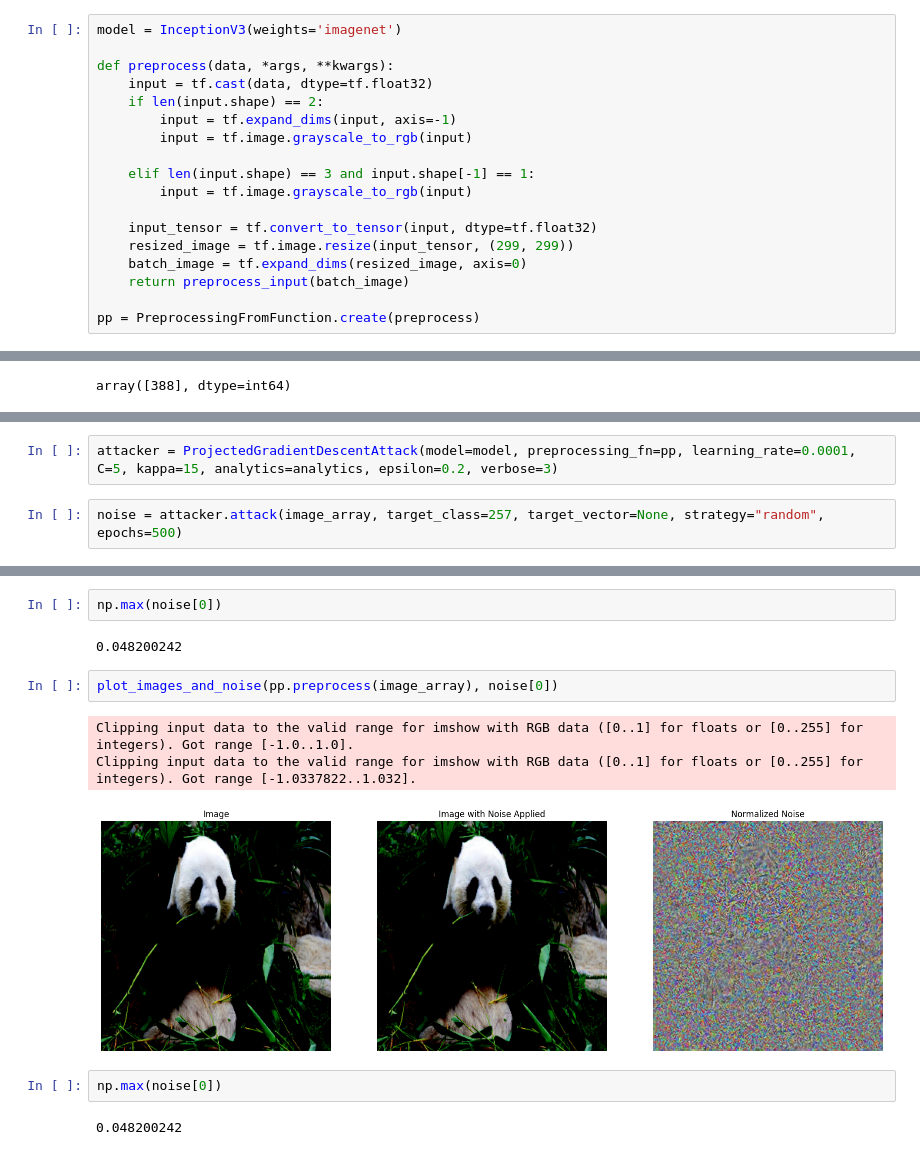
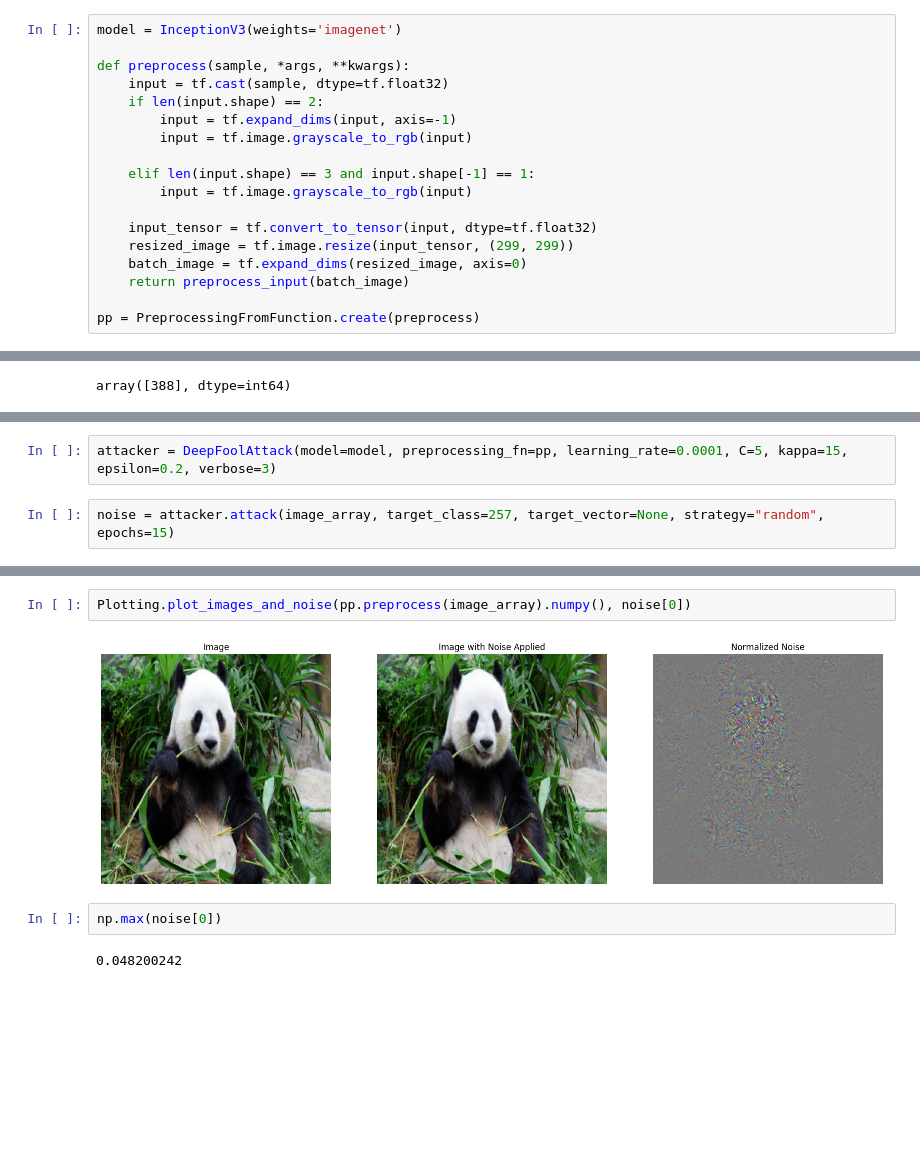
Before and after one commit to pavanreddy-ml/adversarial-lab, a Jupyter notebook: examples/popular_attacks.ipynb, the cells around one changed output, grey strips where cells are left out. Saved outputs shown, nothing was run; the diff lists cells and outputs as text; blank space fills up the shorter version.

Commit message:
Added DeepFool, Global Constrain, Callbacks, tests. Base setup for efficient_mode to compute logits of only required indexes

```diff
--- a/examples/popular_attacks.ipynb
+++ b/examples/popular_attacks.ipynb
@@ -17,8 +17,8 @@ from tensorflow.keras.applications.inception_v3 import preprocess_input, decode_
 # %%
 model = InceptionV3(weights='imagenet')
 
-def preprocess(data, *args, **kwargs):
-    input = tf.cast(data, dtype=tf.float32)
+def preprocess(sample, *args, **kwargs):
+    input = tf.cast(sample, dtype=tf.float32)
     if len(input.shape) == 2:
         input = tf.expand_dims(input, axis=-1)
         input = tf.image.grayscale_to_rgb(input)
@@ -56,4 +43,4 @@ Warning: Table 'test' already exists. Recreating the table.
 # %%
-attacker = ProjectedGradientDescentAttack(model=model, preprocessing_fn=pp, learning_rate=0.0001, C=5, kappa=15, analytics=analytics, epsilon=0.2, verbose=3)
+attacker = DeepFoolAttack(model=model, preprocessing_fn=pp, learning_rate=0.0001, C=5, kappa=15, epsilon=0.2, verbose=3)
 # %%
-noise = attacker.attack(image_array, target_class=257, target_vector=None, strategy="random", epochs=500)
+noise = attacker.attack(image_array, target_class=257, target_vector=None, strategy="random", epochs=15)
@@ -60,14 +50,8 @@ noise = attacker.attack(image_array, target_class=257, target_vector=None, strat
+# %%
+Plotting.plot_images_and_noise(pp.preprocess(image_array).numpy(), noise[0])
+# %% [output]
+[figure, added]
 # %%
 np.max(noise[0])
 # %% [output]
 0.048200242
-# %%
-plot_images_and_noise(pp.preprocess(image_array), noise[0])
-# %% [output]
-Clipping input data to the valid range for imshow with RGB data ([0..1] for floats or [0..255] for integers). Got range [-1.0..1.0].
-Clipping input data to the valid range for imshow with RGB data ([0..1] for floats or [0..255] for integers). Got range [-1.0337822..1.032].
-[figure, removed]
-# %%
-np.max(noise[0])
-# %% [output]
-0.048200242
```
Also changed, not shown: parts of 3 cells of this notebook, 34 other files.
